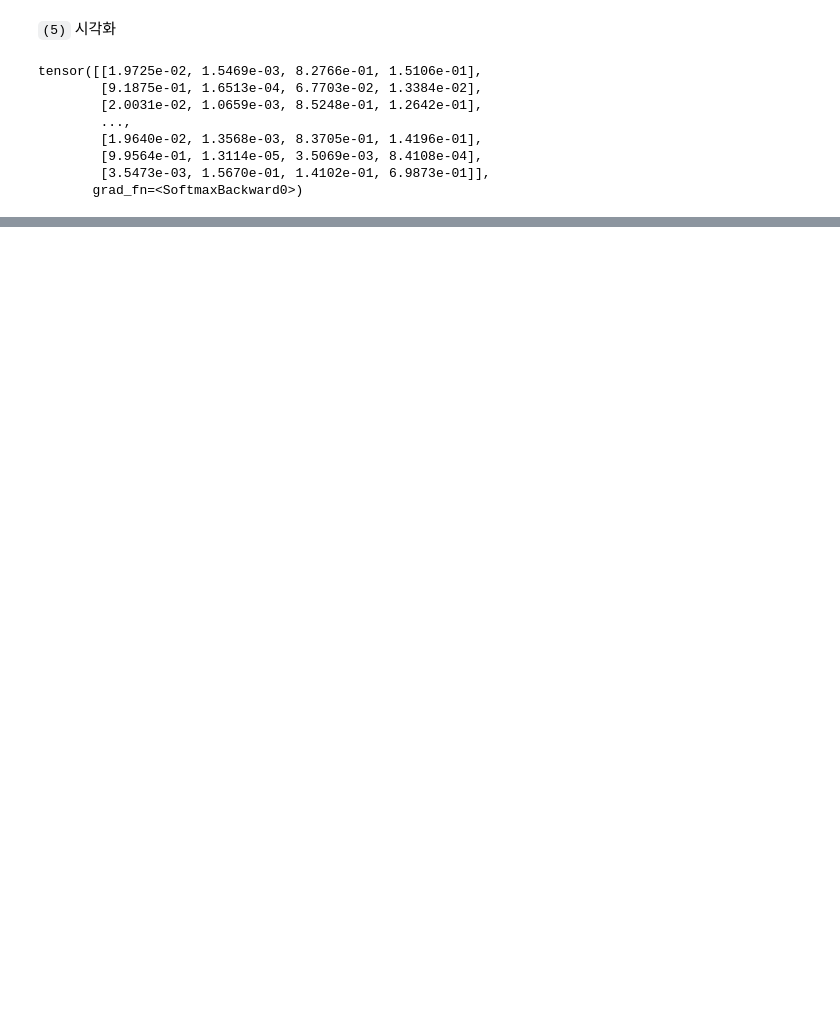
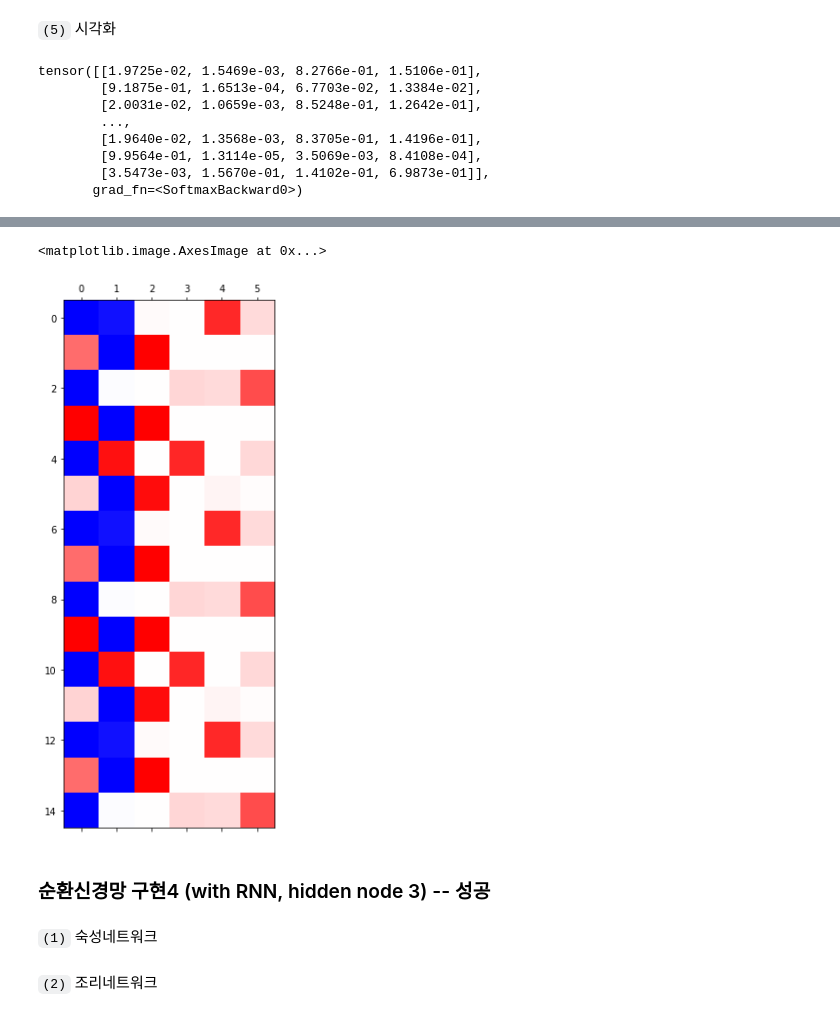
Before and after one commit to guebin/DL2022_backup, a Jupyter notebook: _notebooks/2099-01-01-dr.ipynb, the cells around one changed output, grey strips where cells are left out. Cells and saved outputs as stored; diff of their text form; code cells hidden in the pictures; blank space fills up the shorter version.

```diff
--- a/_notebooks/2099-01-01-dr.ipynb
+++ b/_notebooks/2099-01-01-dr.ipynb
@@ -266,0 +267,3 @@ plt.matshow(yhat.data[:15])
+# %%
+combinded = torch.concat([hidden, yhat],axis=1)
+combinded
@@ -266,0 +284,9 @@ plt.matshow(yhat.data[:15])
+# %%
+plt.matshow(combinded[-15:].data,cmap='bwr')
+# %% [output]
+<matplotlib.image.AxesImage at 0x...>
+[figure, added]
+# %% [markdown]
+### 순환신경망 구현4 (with RNN, hidden node 3) -- 성공
+# %% [markdown]
+`(1)` 숙성네트워크
@@ -266,0 +295,2 @@ plt.matshow(yhat.data[:15])
+# %% [markdown]
+`(2)` 조리네트워크
```
Also changed, not shown: parts of 33 cells of this notebook, 1 other file.
